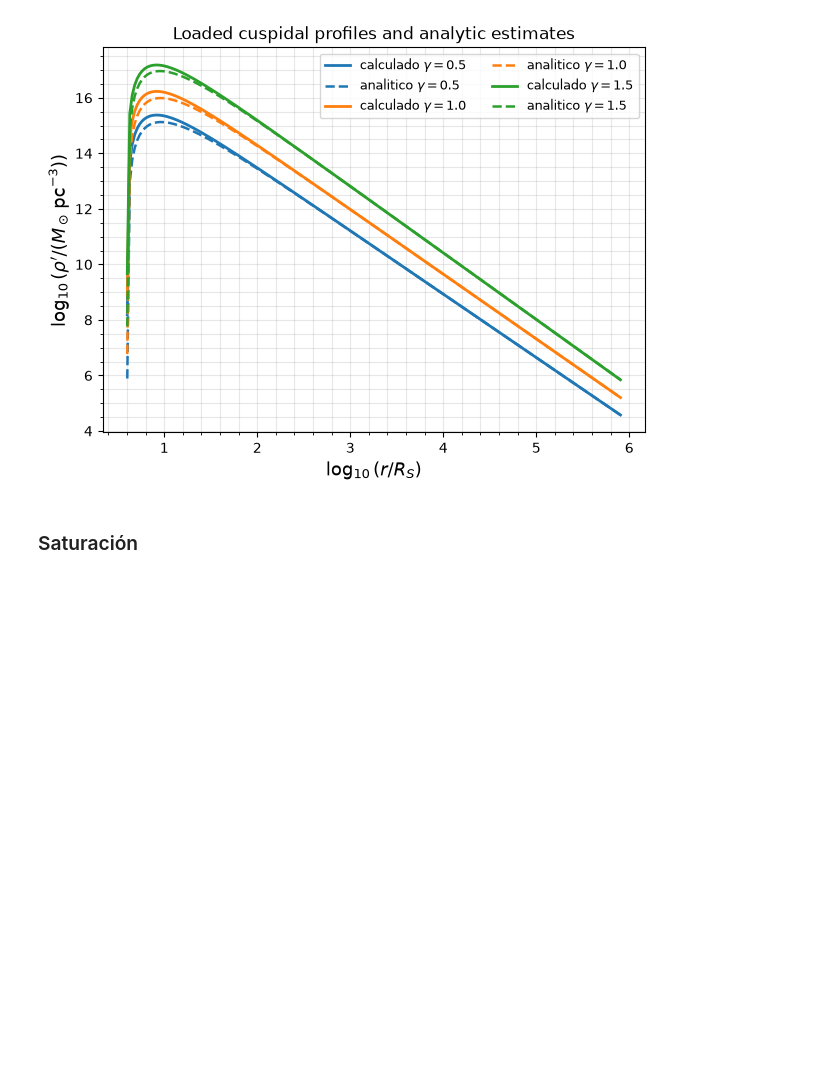
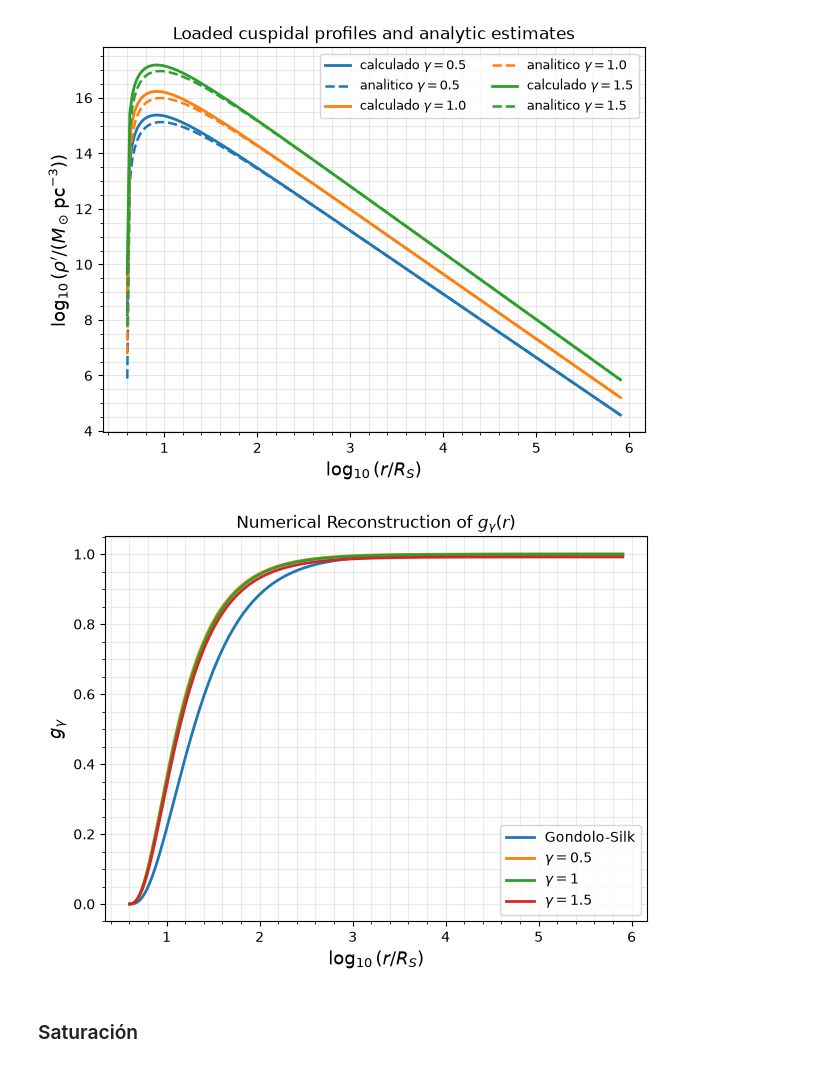
Before and after one commit to MagneticFungi/DM-spikes, a Jupyter notebook: perfiles_densidad.ipynb, the cells around one changed output. Saved outputs shown, nothing was run; the diff lists cells and outputs as text; code cells hidden in the pictures; blank space fills up the shorter version.

```diff
--- a/perfiles_densidad.ipynb
+++ b/perfiles_densidad.ipynb
@@ -299,6 +299,45 @@ plt.legend(ncol=2, fontsize=9)
 plt.show()
 # %% [output]
 [figure]
+# %%
+x_cusp = np.log10(r_cusp / R_S)
+g_gs = np.maximum(1.0 - 4.0 * R_S / r_cusp, 0.0) ** 3
+
+plt.figure(figsize=(7, 5))
+plt.plot(x_cusp, g_gs, lw=2, label="Gondolo-Silk")
+
+for i, gamma_i in enumerate(gamma_values):
+    gamma_i = float(gamma_i)
+    rhoD = 0.0062 * (1.0 - gamma_i / 3.0)
+    R_sp = dm.spike_radius(M, gamma_i, rhoD, 8.5e3)
+    rho_R = dm.rho_R(gamma_i, rhoD, 8.5e3, R_sp)
+    gamma_sp = dm.gamma_spike(gamma_i)
+    denominator = rho_R * np.power(R_sp / r_cusp, gamma_sp)
+
+    valid_mask = (
+        np.isfinite(rho_cusp_grid[i])
+        & np.isfinite(denominator)
+        & (denominator > 0.0)
+        & (r_cusp > 0.0)
+    )
+    g_gamma = np.full_like(r_cusp, np.nan, dtype=float)
+    g_gamma[valid_mask] = rho_cusp_grid[i][valid_mask] / denominator[valid_mask]
+
+    plt.plot(
+        x_cusp[valid_mask],
+        g_gamma[valid_mask],
+        lw=2,
+        label=fr"$\gamma={gamma_i:g}$",
+    )
+
+plt.grid(True, which="both", alpha=0.25)
+plt.xlabel(r"$\log_{10}(r/R_S)$", fontsize=13)
+plt.ylabel(r"$g_\gamma$", fontsize=13)
+plt.title(r"Numerical Reconstruction of $g_\gamma(r)$")
+plt.legend()
+plt.minorticks_on()
+# %% [output]
+[figure, added]
 # %% [markdown]
 ### Saturación
 # %%
```
